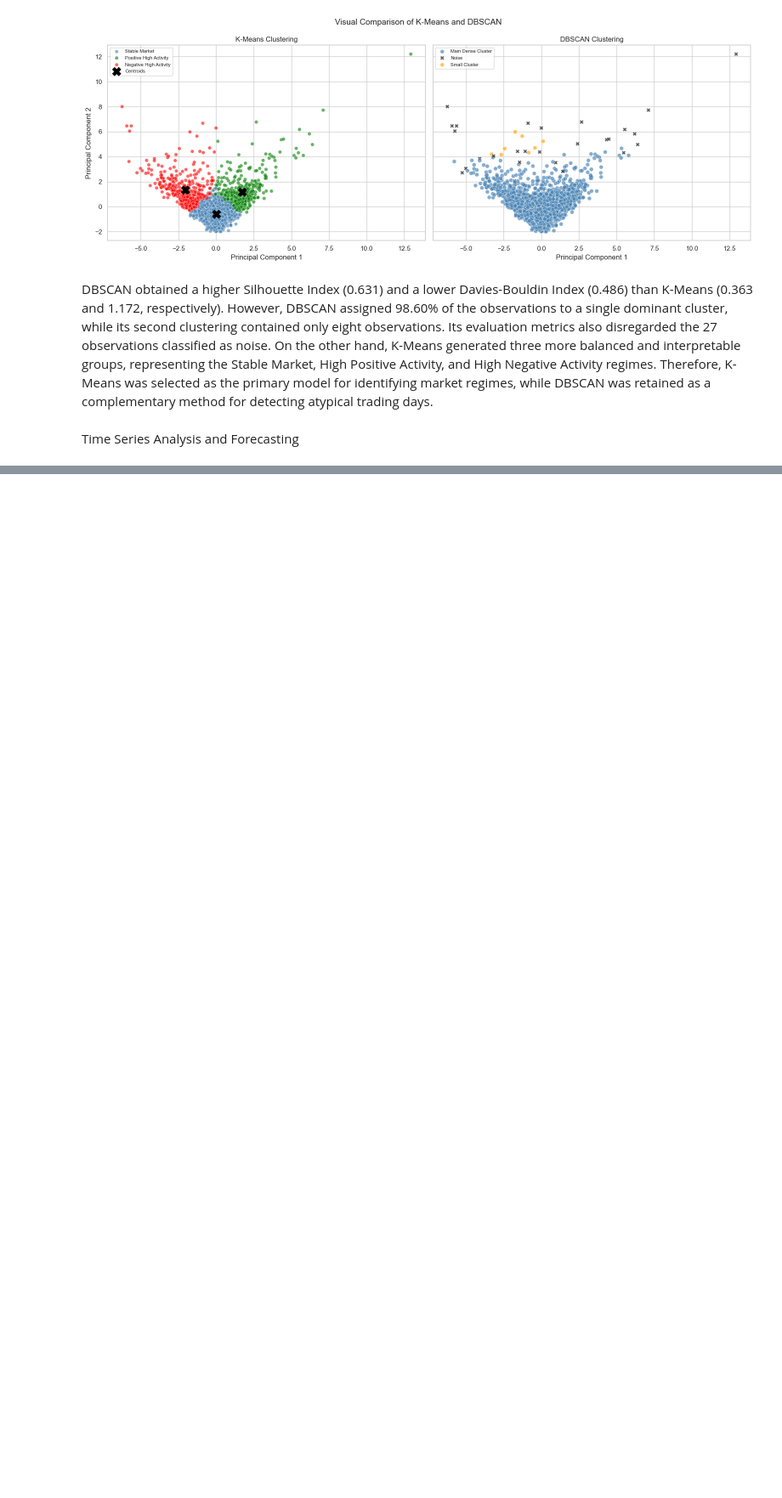
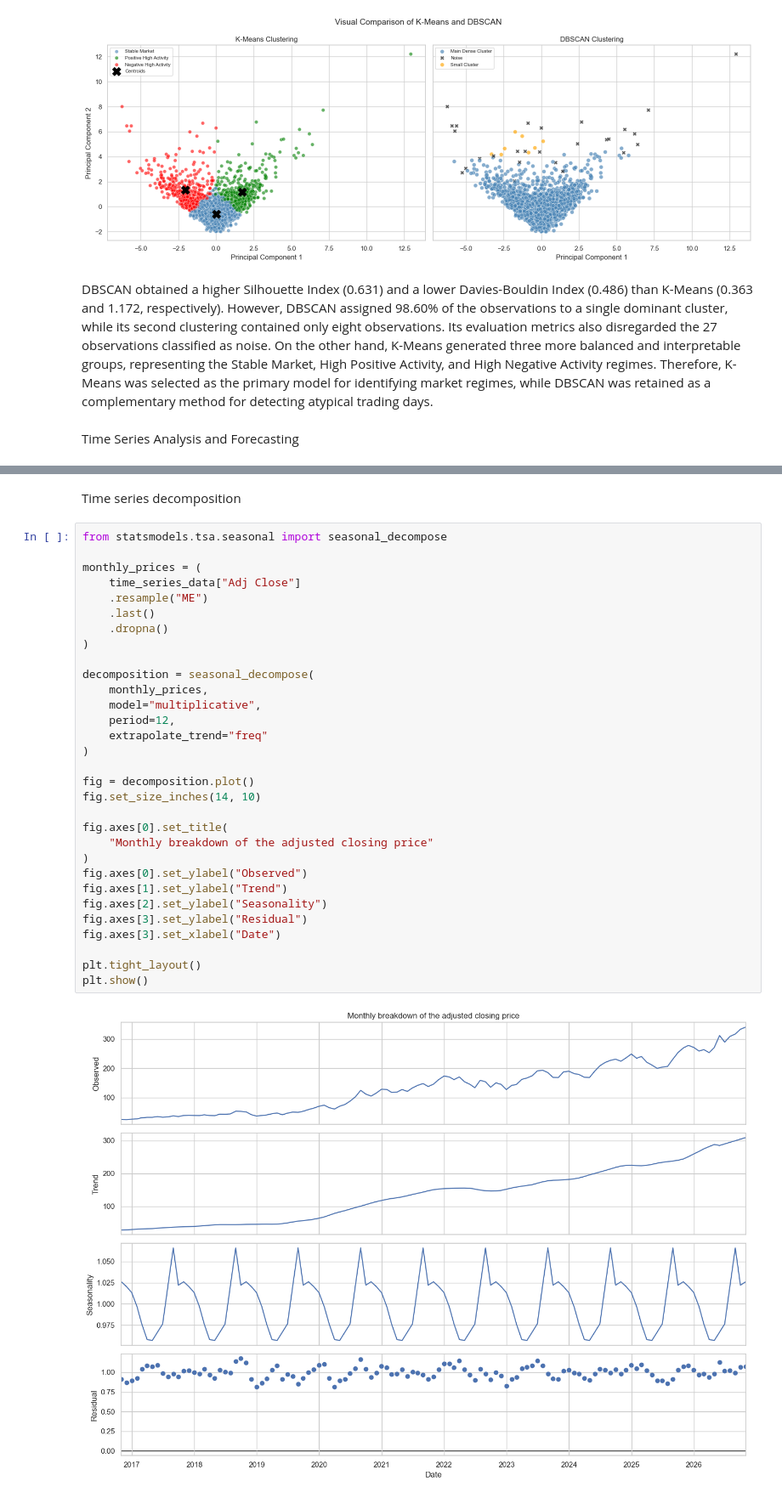
Before and after one commit to 2026228-dev/CA1MLB-2026228, a Jupyter notebook: AAPL.ipynb, the cells around one changed output, grey strips where cells are left out. Shown at 85% size. Cells and saved outputs as stored; diff of their text form; blank space fills up the shorter version.

```diff
--- a/AAPL.ipynb
+++ b/AAPL.ipynb
@@ -1664,0 +1870,35 @@ Time Series Analysis and Forecasting
+# %% [markdown]
+Time series decomposition
+# %%
+from statsmodels.tsa.seasonal import seasonal_decompose
+
+monthly_prices = (
+    time_series_data["Adj Close"]
+    .resample("ME")
+    .last()
+    .dropna()
+)
+
+decomposition = seasonal_decompose(
+    monthly_prices,
+    model="multiplicative",
+    period=12,
+    extrapolate_trend="freq"
+)
+
+fig = decomposition.plot()
+fig.set_size_inches(14, 10)
+
+fig.axes[0].set_title(
+    "Monthly breakdown of the adjusted closing price"
+)
+fig.axes[0].set_ylabel("Observed")
+fig.axes[1].set_ylabel("Trend")
+fig.axes[2].set_ylabel("Seasonality")
+fig.axes[3].set_ylabel("Residual")
+fig.axes[3].set_xlabel("Date")
+
+plt.tight_layout()
+plt.show()
+# %% [output]
+[figure, added]
```
Also changed, not shown: parts of 43 cells of this notebook, 1 other file.
